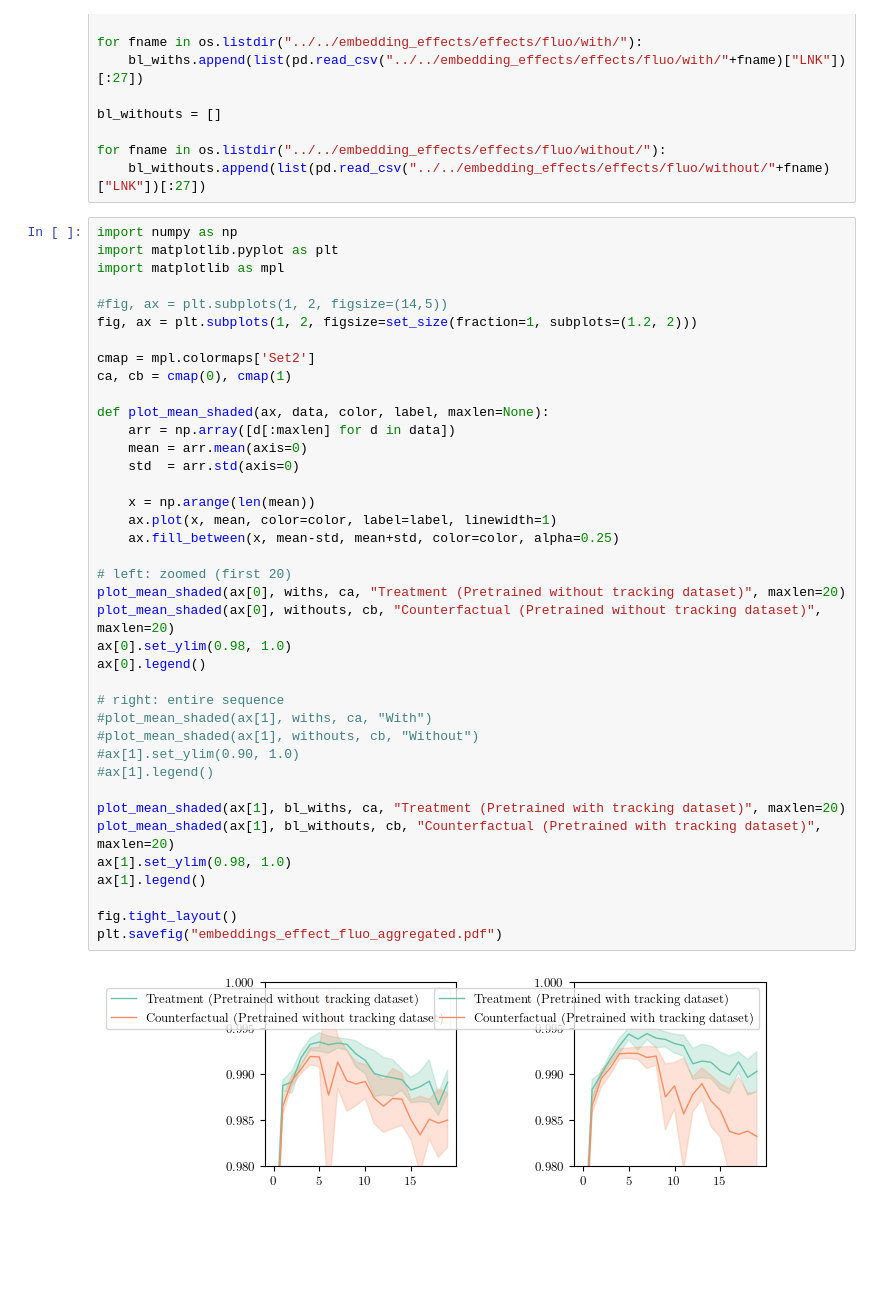
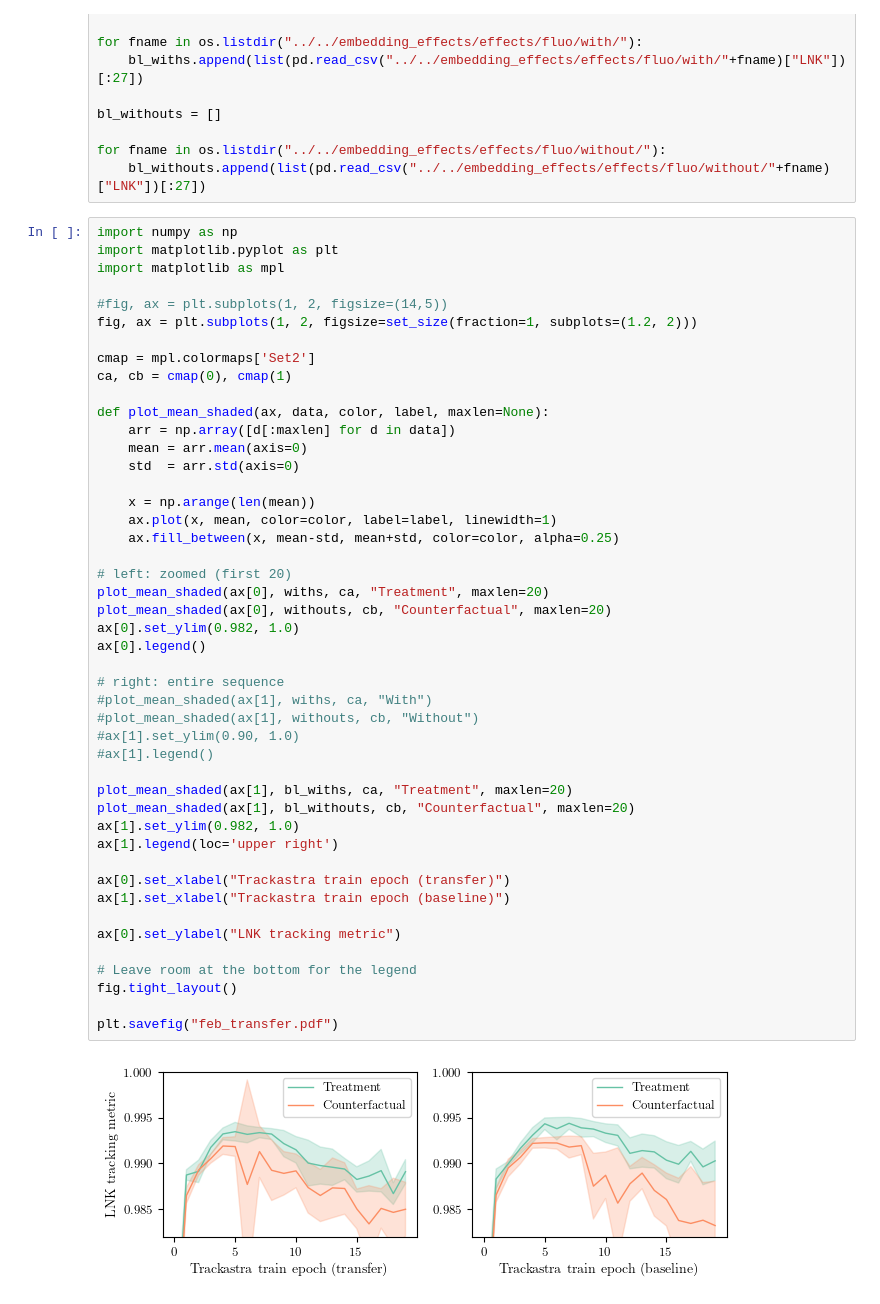
Before and after one commit to cdalinghaus-mthesis/figures, a Jupyter notebook: results/compute_data_study/transfer-learning.ipynb, the cells around one changed output. Cells and saved outputs as stored; diff of their text form; blank space fills up the shorter version.

Commit message:
More updates to plots

```diff
--- a/results/compute_data_study/transfer-learning.ipynb
+++ b/results/compute_data_study/transfer-learning.ipynb
@@ -342,39 +338,46 @@ import numpy as np
 import matplotlib.pyplot as plt
 import matplotlib as mpl
 
 #fig, ax = plt.subplots(1, 2, figsize=(14,5))
 fig, ax = plt.subplots(1, 2, figsize=set_size(fraction=1, subplots=(1.2, 2)))
 
 cmap = mpl.colormaps['Set2']
 ca, cb = cmap(0), cmap(1)
 
 def plot_mean_shaded(ax, data, color, label, maxlen=None):
     arr = np.array([d[:maxlen] for d in data])
     mean = arr.mean(axis=0)
     std  = arr.std(axis=0)
 
     x = np.arange(len(mean))
     ax.plot(x, mean, color=color, label=label, linewidth=1)
     ax.fill_between(x, mean-std, mean+std, color=color, alpha=0.25)
 
 # left: zoomed (first 20)
-plot_mean_shaded(ax[0], withs, ca, "Treatment (Pretrained without tracking dataset)", maxlen=20)
-plot_mean_shaded(ax[0], withouts, cb, "Counterfactual (Pretrained without tracking dataset)", maxlen=20)
-ax[0].set_ylim(0.98, 1.0)
+plot_mean_shaded(ax[0], withs, ca, "Treatment", maxlen=20)
+plot_mean_shaded(ax[0], withouts, cb, "Counterfactual", maxlen=20)
+ax[0].set_ylim(0.982, 1.0)
 ax[0].legend()
 
 # right: entire sequence
 #plot_mean_shaded(ax[1], withs, ca, "With")
 #plot_mean_shaded(ax[1], withouts, cb, "Without")
 #ax[1].set_ylim(0.90, 1.0)
 #ax[1].legend()
 
-plot_mean_shaded(ax[1], bl_withs, ca, "Treatment (Pretrained with tracking dataset)", maxlen=20)
-plot_mean_shaded(ax[1], bl_withouts, cb, "Counterfactual (Pretrained with tracking dataset)", maxlen=20)
-ax[1].set_ylim(0.98, 1.0)
-ax[1].legend()
+plot_mean_shaded(ax[1], bl_withs, ca, "Treatment", maxlen=20)
+plot_mean_shaded(ax[1], bl_withouts, cb, "Counterfactual", maxlen=20)
+ax[1].set_ylim(0.982, 1.0)
+ax[1].legend(loc='upper right')
 
+ax[0].set_xlabel("Trackastra train epoch (transfer)")
+ax[1].set_xlabel("Trackastra train epoch (baseline)")
+
+ax[0].set_ylabel("LNK tracking metric")
+
+# Leave room at the bottom for the legend
 fig.tight_layout()
-plt.savefig("embeddings_effect_fluo_aggregated.pdf")
+
+plt.savefig("feb_transfer.pdf")
 # %% [output]
-[figure, old version]
+[figure, new version]
```
Also changed, not shown: parts of 2 cells of this notebook, 1 other file.
